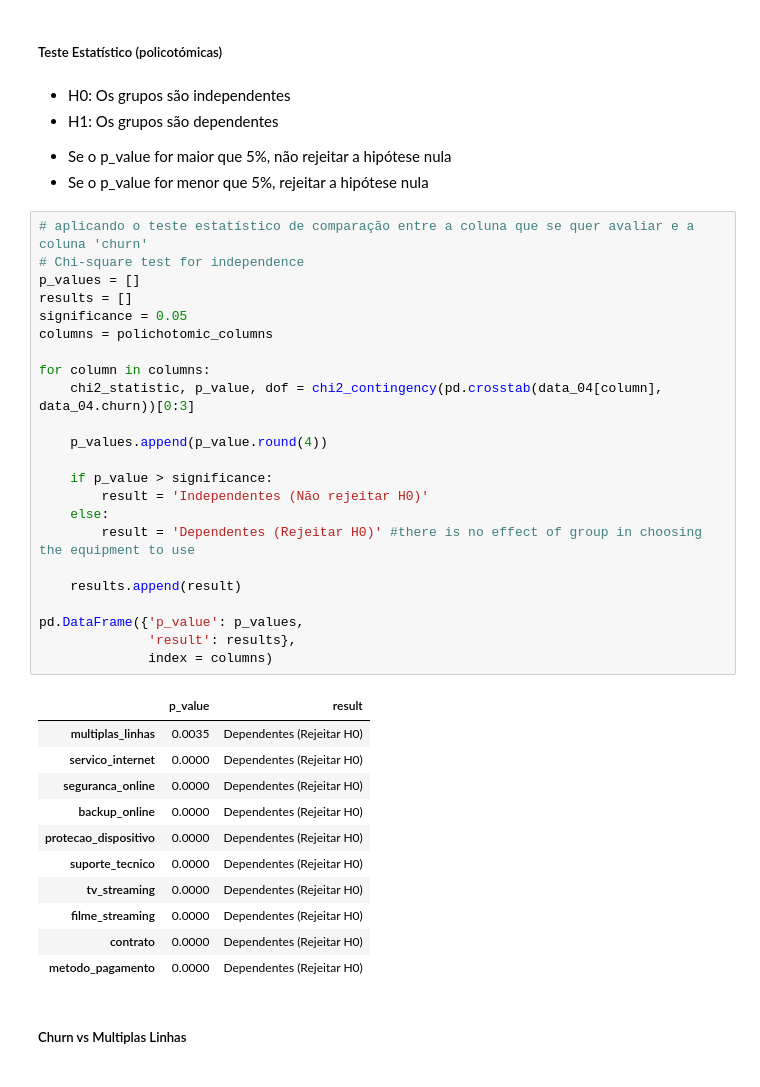
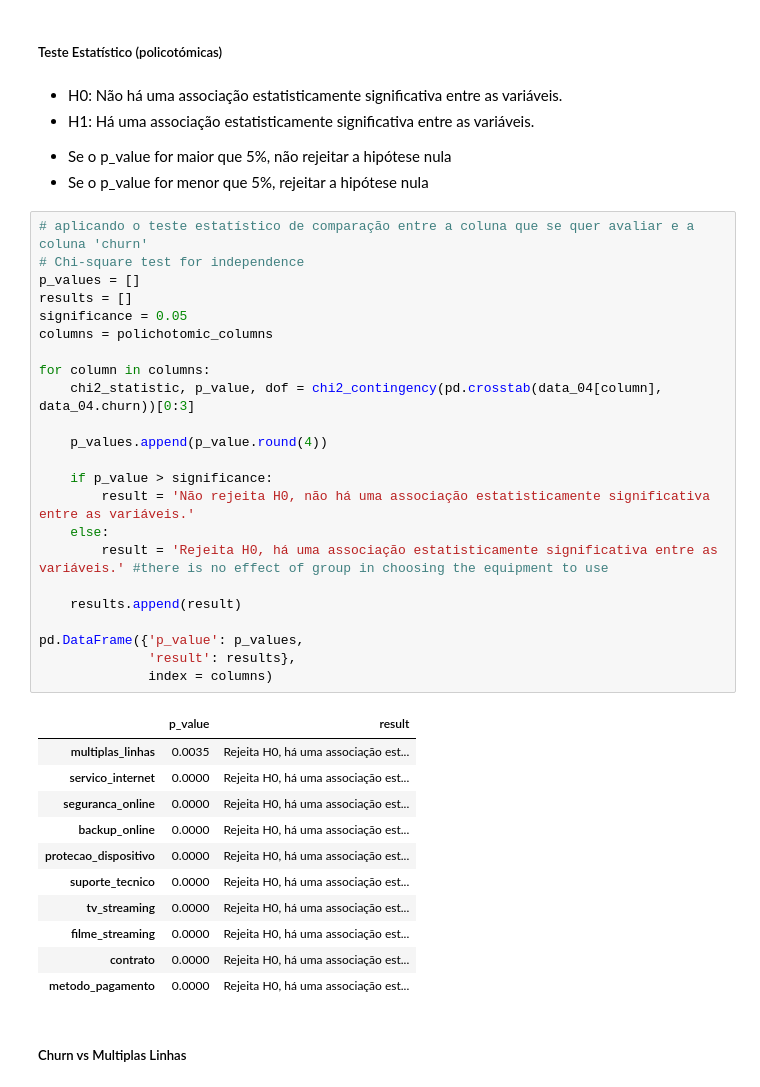
Before and after one commit to guicastrorl/alura_challenge_ds, a Jupyter notebook: notebooks/notebook_crisp_ds.ipynb, the cells around one changed output. Cells and saved outputs as stored; diff of their text form.

```diff
--- a/notebooks/notebook_crisp_ds.ipynb
+++ b/notebooks/notebook_crisp_ds.ipynb
@@ -841,46 +877,46 @@ plot_catplot(data_04, 'conta_papel')
 # %% [markdown]
 ##### Teste Estatístico (policotómicas)
 # %% [markdown]
-- H0: Os grupos são independentes
-- H1: Os grupos são dependentes
+- H0: Não há uma associação estatisticamente significativa entre as variáveis.
+- H1: Há uma associação estatisticamente significativa entre as variáveis.
 
 * Se o p_value for maior que 5%, não rejeitar a hipótese nula
 * Se o p_value for menor que 5%, rejeitar a hipótese nula
 # %%
 # aplicando o teste estatístico de comparação entre a coluna que se quer avaliar e a coluna 'churn'
 # Chi-square test for independence
 p_values = []
 results = []
 significance = 0.05
 columns = polichotomic_columns
 
 for column in columns:
     chi2_statistic, p_value, dof = chi2_contingency(pd.crosstab(data_04[column], data_04.churn))[0:3]
 
     p_values.append(p_value.round(4))
 
     if p_value > significance:
-        result = 'Independentes (Não rejeitar H0)'
+        result = 'Não rejeita H0, não há uma associação estatisticamente significativa entre as variáveis.'
     else:
-        result = 'Dependentes (Rejeitar H0)' #there is no effect of group in choosing the equipment to use
+        result = 'Rejeita H0, há uma associação estatisticamente significativa entre as variáveis.' #there is no effect of group in choosing the equipment to use
 
     results.append(result)
 
 pd.DataFrame({'p_value': p_values,
               'result': results},
               index = columns)
 # %% [output]
 |  | p_value | result |
-| multiplas_linhas | 0.0035 | Dependentes (Rejeitar H0) |
-| servico_internet | 0.0000 | Dependentes (Rejeitar H0) |
-| seguranca_online | 0.0000 | Dependentes (Rejeitar H0) |
-| backup_online | 0.0000 | Dependentes (Rejeitar H0) |
-| protecao_dispositivo | 0.0000 | Dependentes (Rejeitar H0) |
-| suporte_tecnico | 0.0000 | Dependentes (Rejeitar H0) |
-| tv_streaming | 0.0000 | Dependentes (Rejeitar H0) |
-| filme_streaming | 0.0000 | Dependentes (Rejeitar H0) |
-| contrato | 0.0000 | Dependentes (Rejeitar H0) |
-| metodo_pagamento | 0.0000 | Dependentes (Rejeitar H0) |
+| multiplas_linhas | 0.0035 | Rejeita H0, há uma associação est... |
+| servico_internet | 0.0000 | Rejeita H0, há uma associação est... |
+| seguranca_online | 0.0000 | Rejeita H0, há uma associação est... |
+| backup_online | 0.0000 | Rejeita H0, há uma associação est... |
+| protecao_dispositivo | 0.0000 | Rejeita H0, há uma associação est... |
+| suporte_tecnico | 0.0000 | Rejeita H0, há uma associação est... |
+| tv_streaming | 0.0000 | Rejeita H0, há uma associação est... |
+| filme_streaming | 0.0000 | Rejeita H0, há uma associação est... |
+| contrato | 0.0000 | Rejeita H0, há uma associação est... |
+| metodo_pagamento | 0.0000 | Rejeita H0, há uma associação est... |
 # %% [markdown]
 ##### Churn vs Multiplas Linhas
 # %%
```
Also changed, not shown: parts of 36 cells of this notebook, 13 other files.
